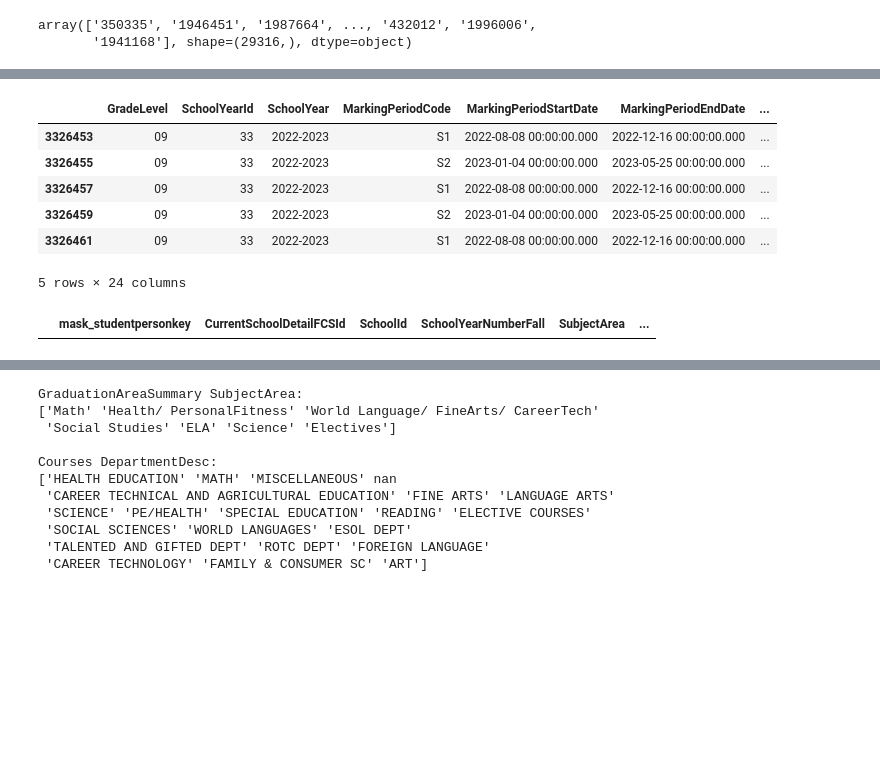
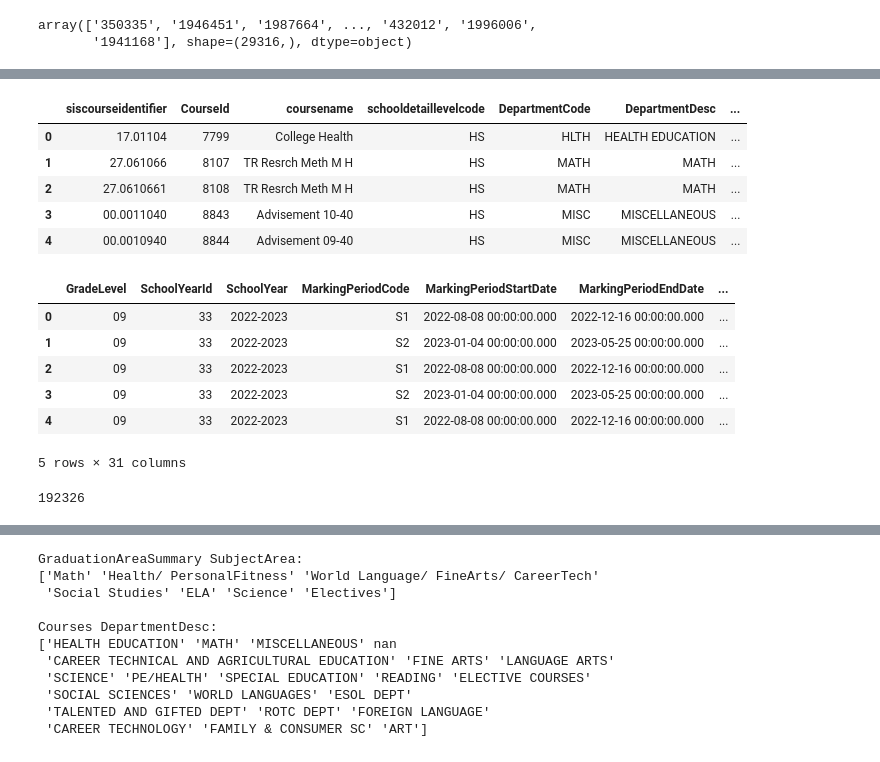
Before and after one commit to bvo0293/PracticumSummer2025, a Jupyter notebook: EDA.ipynb, the cells around one changed output, grey strips where cells are left out. Saved outputs shown, nothing was run; the diff lists cells and outputs as text; code cells hidden in the pictures; blank space fills up the shorter version.

```diff
--- a/EDA.ipynb
+++ b/EDA.ipynb
@@ -66 +105,3 @@ if "mask_studentpersonkey" in all_grades.columns:
+# %%
+all_grades = all_grades.rename(columns={"mask_studentpersonkey": "student_id"})
 # %%
@@ -161,0 +186,28 @@ graduation_course_data = grad_summary_cleaned.merge(
+# %%
+# Join grad summary with hs_grades
+merged = grad_summary_filtered.merge(
+    hs_grades_cleaned,
+    on="student_id",
+    how="left"
+)
+
+#  Keep relevant columns
+credit_data = merged[["student_id", "SubjectArea", "AreaCreditStillNeeded"]].drop_duplicates()
+
+# Pivot to get SubjectArea as columns and values as AreaCreditStillNeeded
+credit_pivot = credit_data.pivot_table(
+    index="student_id",
+    columns="SubjectArea",
+    values="AreaCreditStillNeeded",
+    aggfunc="last"
+).fillna(0)
+
+# Clean column names
+credit_pivot.columns = [f"CredStill_{col}" for col in credit_pivot.columns]
+credit_pivot.reset_index(inplace=True)
+
+# Merge back with hs_grades_cleaned to enrich further
+final_df = hs_grades_cleaned.merge(credit_pivot, on="student_id", how="left")
+
+# Preview
+display(final_df.head())
@@ -171,0 +231,7 @@ display(hs_grades_cleaned[hs_grades_cleaned["student_id"] == "370673"])
+# %%
+# Strip and view distinct values
+courses["Active_status_clean"] = courses["Active_status"].where(
+    courses["Active_status"].notna()
+).str.strip().str.upper()
+print("Unique cleaned Active_status values:")
+display(courses["Active_status_clean"].unique())
@@ -182,0 +250,5 @@ display(grad_summary_cleaned[grad_summary_cleaned["student_id"] == "370673"])
+# %%
+# Taking only active and high school level courses
+courses_active = courses[
+    (courses["Active_status_clean"] == "Y") | (courses["Active_status_clean"].isna()) & (courses["schooldetaillevelcode"] == "HS")
+]
@@ -183,14 +274,21 @@ display(grad_summary_cleaned[grad_summary_cleaned["student_id"] == "370673"])
 # %%
-display(hs_grades.head())
+display(courses_active.head())
+display(final_df.head())
 # %% [output]
-|  | GradeLevel | SchoolYearId | SchoolYear | MarkingPeriodCode | MarkingPeriodStartDate | MarkingPeriodEndDate | ... |
-| 3326453 | 09 | 33 | 2022-2023 | S1 | 2022-08-08 00:00:00.000 | 2022-12-16 00:00:00.000 | ... |
-| 3326455 | 09 | 33 | 2022-2023 | S2 | 2023-01-04 00:00:00.000 | 2023-05-25 00:00:00.000 | ... |
-| 3326457 | 09 | 33 | 2022-2023 | S1 | 2022-08-08 00:00:00.000 | 2022-12-16 00:00:00.000 | ... |
-| 3326459 | 09 | 33 | 2022-2023 | S2 | 2023-01-04 00:00:00.000 | 2023-05-25 00:00:00.000 | ... |
-| 3326461 | 09 | 33 | 2022-2023 | S1 | 2022-08-08 00:00:00.000 | 2022-12-16 00:00:00.000 | ... |
+|  | siscourseidentifier | CourseId | coursename | schooldetaillevelcode | DepartmentCode | DepartmentDesc | ... |
+| 0 | 17.01104 | 7799 | College Health | HS | HLTH | HEALTH EDUCATION | ... |
+| 1 | 27.061066 | 8107 | TR Resrch Meth M H | HS | MATH | MATH | ... |
+| 2 | 27.0610661 | 8108 | TR Resrch Meth M H | HS | MATH | MATH | ... |
+| 3 | 00.0011040 | 8843 | Advisement 10-40 | HS | MISC | MISCELLANEOUS | ... |
+| 4 | 00.0010940 | 8844 | Advisement 09-40 | HS | MISC | MISCELLANEOUS | ... |
+|  | GradeLevel | SchoolYearId | SchoolYear | MarkingPeriodCode | MarkingPeriodStartDate | MarkingPeriodEndDate | ... |
+| 0 | 09 | 33 | 2022-2023 | S1 | 2022-08-08 00:00:00.000 | 2022-12-16 00:00:00.000 | ... |
+| 1 | 09 | 33 | 2022-2023 | S2 | 2023-01-04 00:00:00.000 | 2023-05-25 00:00:00.000 | ... |
+| 2 | 09 | 33 | 2022-2023 | S1 | 2022-08-08 00:00:00.000 | 2022-12-16 00:00:00.000 | ... |
+| 3 | 09 | 33 | 2022-2023 | S2 | 2023-01-04 00:00:00.000 | 2023-05-25 00:00:00.000 | ... |
+| 4 | 09 | 33 | 2022-2023 | S1 | 2022-08-08 00:00:00.000 | 2022-12-16 00:00:00.000 | ... |
-5 rows × 24 columns
+5 rows × 31 columns
-# %%
-display(grad_summary[grad_summary["mask_studentpersonkey"]=="584198"])
-# %% [output]
-|  | mask_studentpersonkey | CurrentSchoolDetailFCSId | SchoolId | SchoolYearNumberFall | SubjectArea | ... |
+# %%
+print(len(grad_summary_filtered))
+# %% [output]
+192326
```
Also changed, not shown: parts of 16 cells of this notebook, 1 other file.
